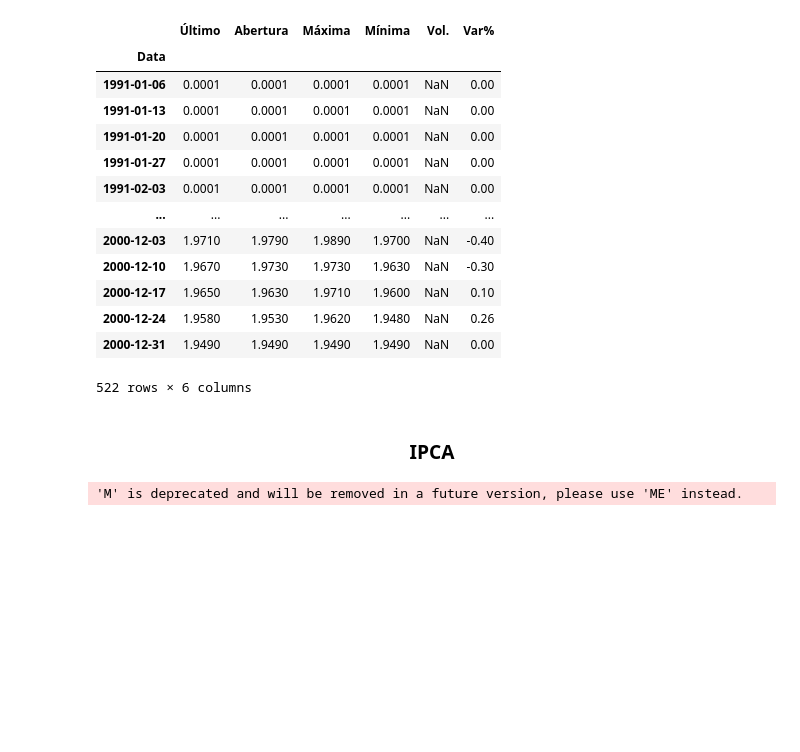
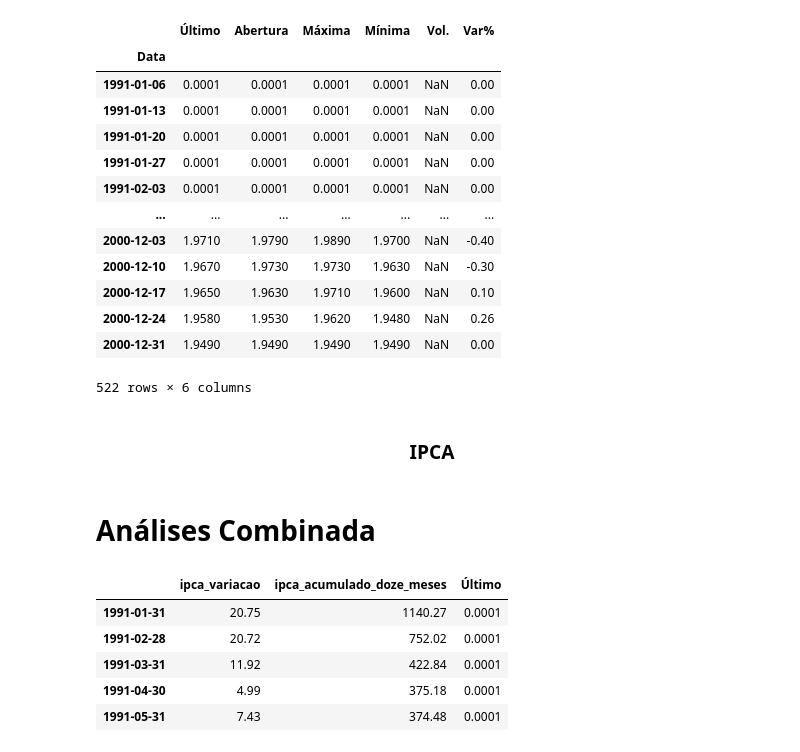
Before and after one commit to gbrlscosta/ipca-seriestemporais, a Jupyter notebook: ipca-dollar.ipynb, the cells around one changed output. Cells and saved outputs as stored; diff of their text form; code cells hidden in the pictures; blank space fills up the shorter version.

```diff
--- a/ipca-dollar.ipynb
+++ b/ipca-dollar.ipynb
@@ -310,7 +405,7 @@ fig.show()
 # %% [markdown]
 ### <center>IPCA
 # %%
-granularidade = {'Ano': 'YE', 'Mês': 'ME', 'Semestre': '6M'}
+granularidade = {'Ano': 'Y', 'Mês': 'M', 'Semestre': '6M'}
 
 fig = make_subplots(
 
@@ -355,5 +450,30 @@ for i in list(granularidade.values()):
 fig.update_layout(height=1100, width=900, title_text="Dados por Cada Granularidade:")
 
 fig.show()
-# %% [output]
-'M' is deprecated and will be removed in a future version, please use 'ME' instead.
+# %% [markdown]
+# Análises Combinada
+# %%
+# Garantindo que as bibliotecas necessárias estão carregadas
+import pandas as pd
+
+# Ajustando as datas do IPCA para o último dia do mês
+base_ipca.index = base_ipca.index.to_period("M").to_timestamp("M")
+
+# Criando um DataFrame apenas com as colunas necessárias do IPCA
+df_ipca = base_ipca[["ipca_variacao", "ipca_acumulado_doze_meses"]]
+
+# Criando um DataFrame apenas com as colunas necessárias do Dólar
+df_dolar_mensal = df_dol.resample("M").last()
+
+# Combinando os dois DataFrames com base nas datas
+df_combined = df_ipca.join(df_dolar_mensal[["Último"]], how="inner")
+
+# Exibir os primeiros registros para conferir se está tudo certo
+display(df_combined.head())
+# %% [output]
+|  | ipca_variacao | ipca_acumulado_doze_meses | Último |
+| 1991-01-31 | 20.75 | 1140.27 | 0.0001 |
+| 1991-02-28 | 20.72 | 752.02 | 0.0001 |
+| 1991-03-31 | 11.92 | 422.84 | 0.0001 |
+| 1991-04-30 | 4.99 | 375.18 | 0.0001 |
+| 1991-05-31 | 7.43 | 374.48 | 0.0001 |
```
Also changed, not shown: parts of 16 cells of this notebook, 2 other files.
